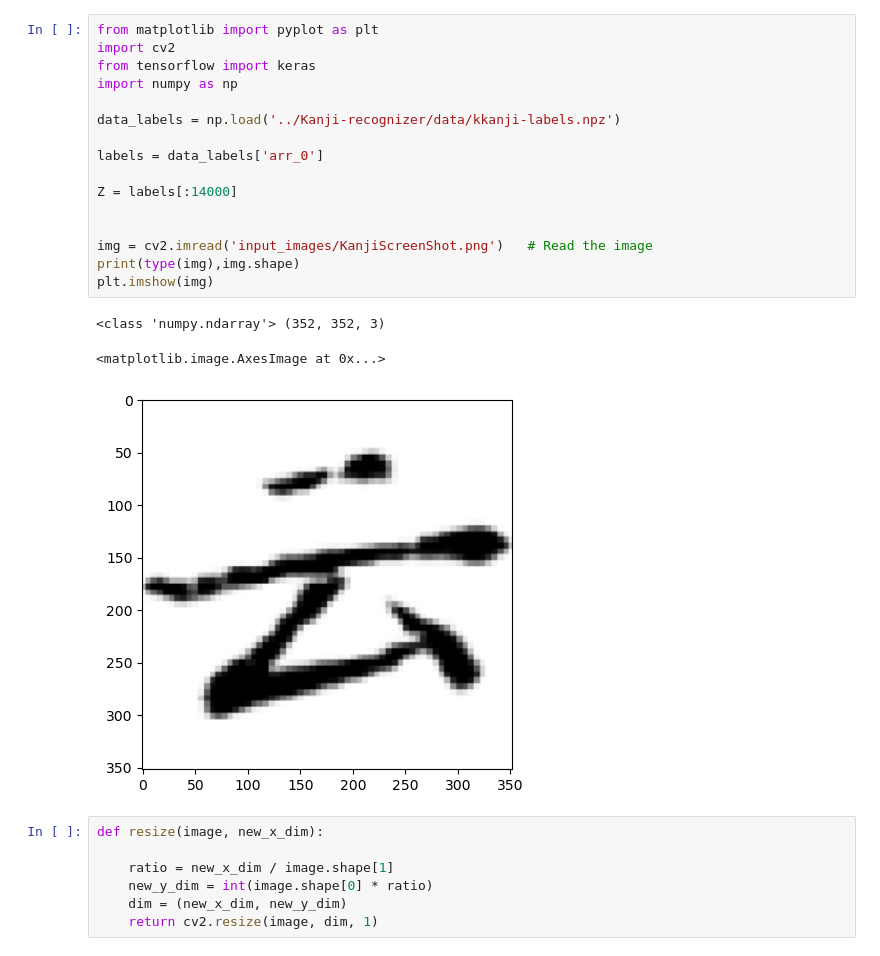
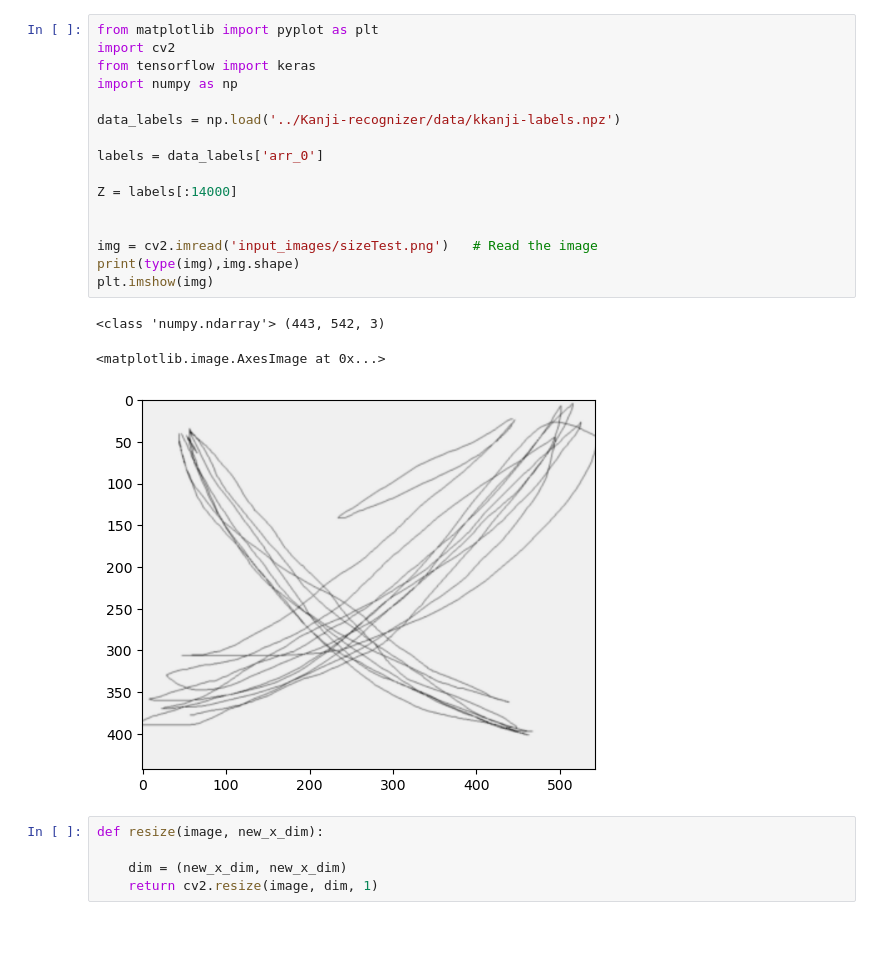
Before and after one commit to krisdanoda/Kanji-recognizer, a Jupyter notebook: input_image.ipynb, the cells around one changed output. Drawn from its saved outputs; the diff is of its cells as text.

```diff
--- a/input_image.ipynb
+++ b/input_image.ipynb
@@ -1,29 +1,27 @@
 # %%
 from matplotlib import pyplot as plt
 import cv2
 from tensorflow import keras
 import numpy as np
 
 data_labels = np.load('../Kanji-recognizer/data/kkanji-labels.npz')
 
 labels = data_labels['arr_0']
 
 Z = labels[:14000]
 
 
-img = cv2.imread('input_images/KanjiScreenShot.png')   # Read the image
+img = cv2.imread('input_images/sizeTest.png')   # Read the image
 print(type(img),img.shape)
 plt.imshow(img)
 # %% [output]
-<class 'numpy.ndarray'> (352, 352, 3)
+<class 'numpy.ndarray'> (443, 542, 3)
 <matplotlib.image.AxesImage at 0x...>
-[figure, old version]
+[figure, new version]
 # %%
 def resize(image, new_x_dim):
 
-    ratio = new_x_dim / image.shape[1]
-    new_y_dim = int(image.shape[0] * ratio)
-    dim = (new_x_dim, new_y_dim)
+    dim = (new_x_dim, new_x_dim)
     return cv2.resize(image, dim, 1)
 # %%
 smallImg = resize(img, 64)
```
Also changed, not shown: parts of 3 cells of this notebook, 3 other files.
